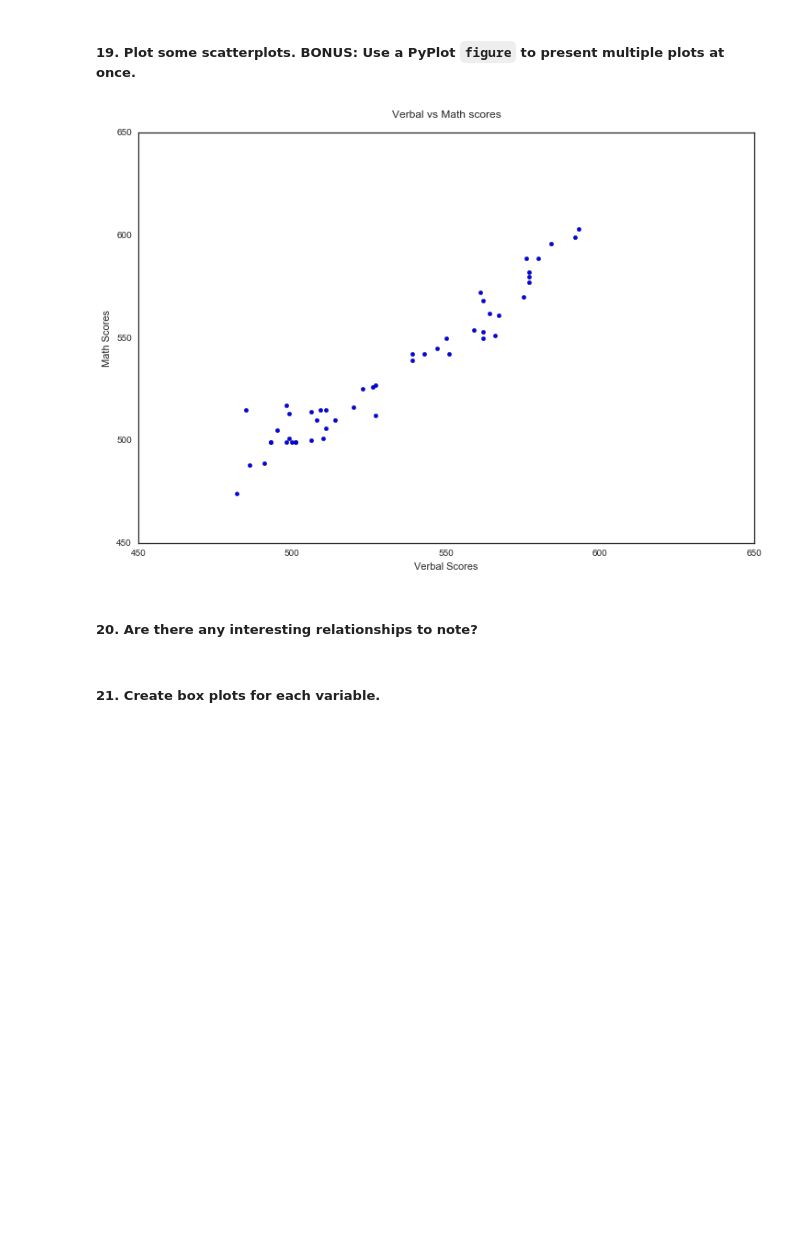
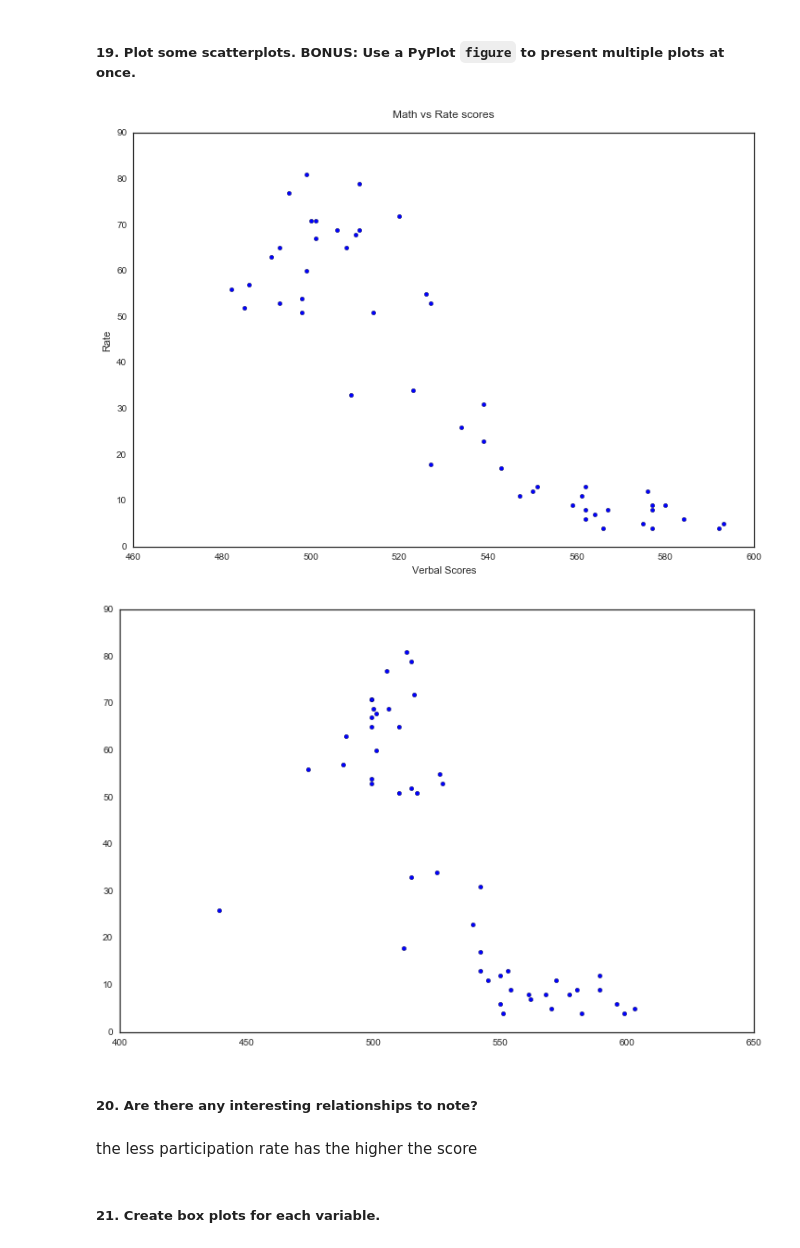
Before and after one commit to tamisalex/DSI, a Jupyter notebook: curriculum/02-projects/01-projects-weekly/project-01/starter-code/project_1.ipynb, the cells around one changed output. Drawn from its saved outputs; the diff is of its cells as text; code cells hidden in the pictures; blank space fills up the shorter version.

```diff
--- a/curriculum/02-projects/01-projects-weekly/project-01/starter-code/project_1.ipynb
+++ b/curriculum/02-projects/01-projects-weekly/project-01/starter-code/project_1.ipynb
@@ -161,21 +161,35 @@ No, score distributions for Rate and Verbal are bimodal, and Math is between bim
 # %%
 import matplotlib.pyplot as plt
 
+rate = data.ix[1:,"Rate"].values
 x = data.ix[1:,"Verbal"].values
 y = data.ix[1:,"Math"].values
 
 fig = plt.figure(figsize=(12,8))
-plt.scatter(np.array(x), np.array(y))
-plt.axis([450,650,450,650])
+plt.scatter(np.array(x), np.array(rate))
+#plt.axis([450,650,450,650])
 
 axes = fig.gca()
-axes.set_title('Verbal vs Math scores\n')
-axes.set_xlabel('Verbal Scores')
-axes.set_ylabel('Math Scores')
-axes.set_autoscale_on(False)
+axes.set_title('Verbal vs Rate scores\n')
+axes.set_xlabel('Math Scores')
+axes.set_ylabel('Rate')
+#axes.set_autoscale_on(False)
+
+plt.show
+
+fig2 = plt.figure(figsize=(12,8))
+plt.scatter(np.array(y), np.array(rate))
+#plt.axis([450,650,450,650])
+
+axes2 = fig.gca()
+axes2.set_title('Math vs Rate scores\n')
+axes2.set_xlabel('Verbal Scores')
+axes2.set_ylabel('Rate')
+#axes.set_autoscale_on(False)
 
 plt.show()
 # %% [output]
-[figure, old version]
+[figure, new version]
+[figure, added]
 # %% [markdown]
 ##### 20. Are there any interesting relationships to note?
@@ -184,3 +196,5 @@ strong correlation between math and verbal scores
+# %% [markdown]
+the less participation rate has the higher the score
 # %% [markdown]
 ##### 21. Create box plots for each variable.
 # %%
```
Also changed, not shown: parts of 9 cells of this notebook.
